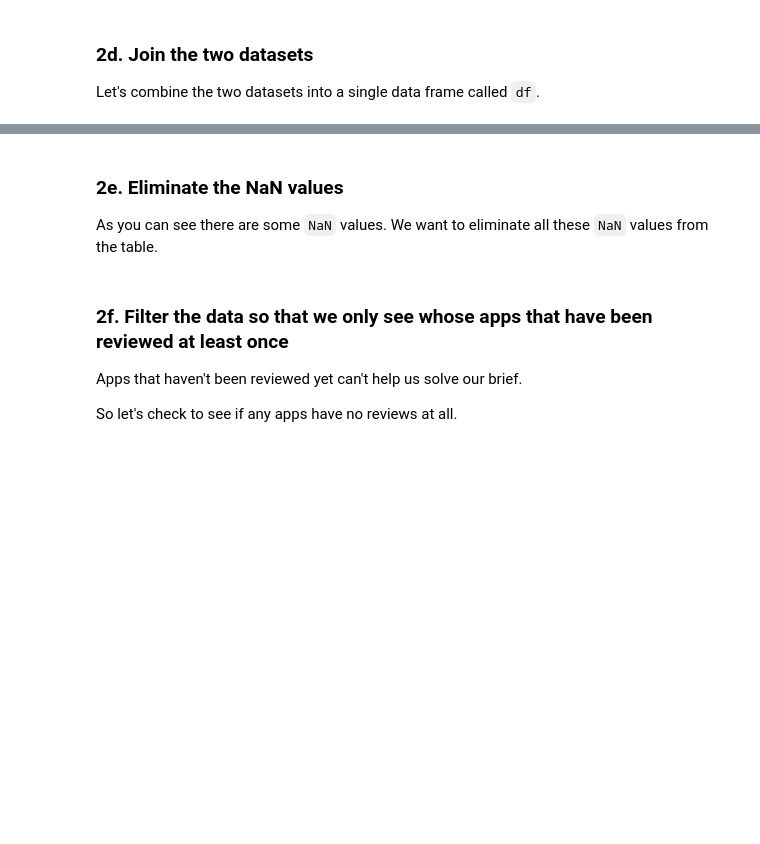
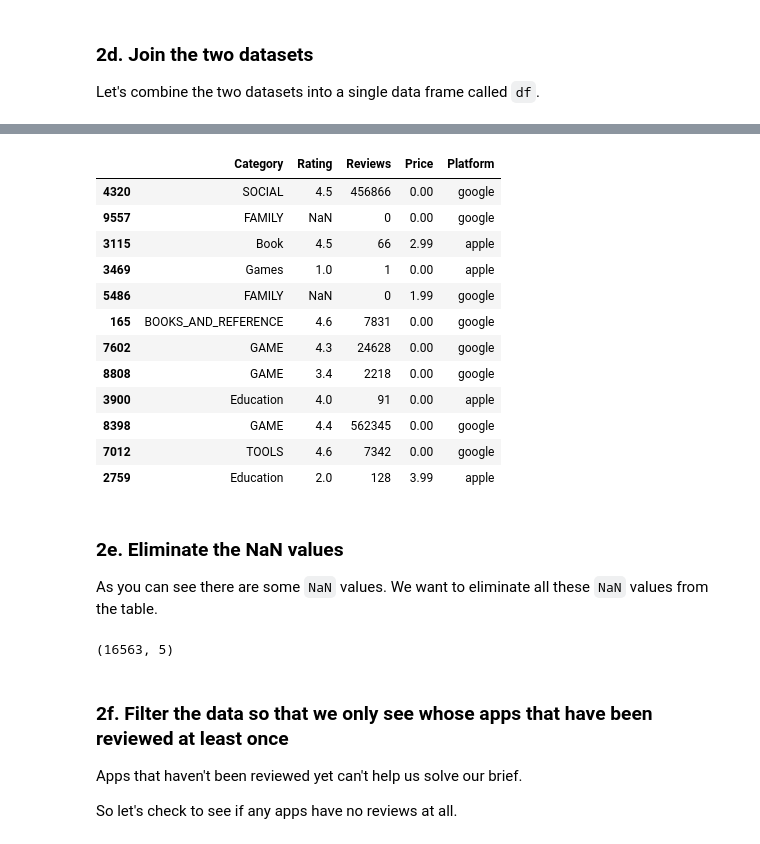
Before and after one commit to ChadDelany/Apps_Case_Study, a Jupyter notebook: Project Files/Springboard Apps project - Tier 3 - Complete.ipynb, the cells around one changed output, grey strips where cells are left out. Cells and saved outputs as stored; diff of their text form; code cells hidden in the pictures; blank space fills up the shorter version.

```diff
--- a/Project Files/Springboard Apps project - Tier 3 - Complete.ipynb
+++ b/Project Files/Springboard Apps project - Tier 3 - Complete.ipynb
@@ -302,8 +302,8 @@ Apple.head(3)
 Let's combine the two datasets into a single data frame called `df`.
 # %%
 # Let's use the append() method to append Apple to Google.
-_ _ _
+df = Google.append(Apple)
 
 # Using the sample() method with the number 12 passed to it, check 12 random points of your dataset.
-_ _ _
+df.sample(n=12)
 # %% [output]
@@ -311,16 +310,32 @@ SyntaxError: invalid syntax (Temp/ipykernel_18692/1685769082.py, line 2)
+|  | Category | Rating | Reviews | Price | Platform |
+| 4320 | SOCIAL | 4.5 | 456866 | 0.00 | google |
+| 9557 | FAMILY | NaN | 0 | 0.00 | google |
+| 3115 | Book | 4.5 | 66 | 2.99 | apple |
+| 3469 | Games | 1.0 | 1 | 0.00 | apple |
+| 5486 | FAMILY | NaN | 0 | 1.99 | google |
+| 165 | BOOKS_AND_REFERENCE | 4.6 | 7831 | 0.00 | google |
+| 7602 | GAME | 4.3 | 24628 | 0.00 | google |
+| 8808 | GAME | 3.4 | 2218 | 0.00 | google |
+| 3900 | Education | 4.0 | 91 | 0.00 | apple |
+| 8398 | GAME | 4.4 | 562345 | 0.00 | google |
+| 7012 | TOOLS | 4.6 | 7342 | 0.00 | google |
+| 2759 | Education | 2.0 | 128 | 3.99 | apple |
 # %% [markdown]
 ### 2e. Eliminate the NaN values
 
 As you can see there are some `NaN` values. We want to eliminate all these `NaN` values from the table.
 # %%
 # Lets check first the dimesions of df before droping `NaN` values. Use the .shape feature.
-_ _ _
+df.shape
+# (18,037, 5)
 
 # Use the dropna() method to eliminate all the NaN values, and overwrite the same dataframe with the result.
-_ _ _
+df.dropna(inplace=True)
 
 # Check the new dimesions of our dataframe.
-_ _ _
+df.shape
+# %% [output]
+(16563, 5)
 # %% [markdown]
 ### 2f. Filter the data so that we only see whose apps that have been reviewed at least once
 
```
Also changed, not shown: parts of 7 cells of this notebook.
